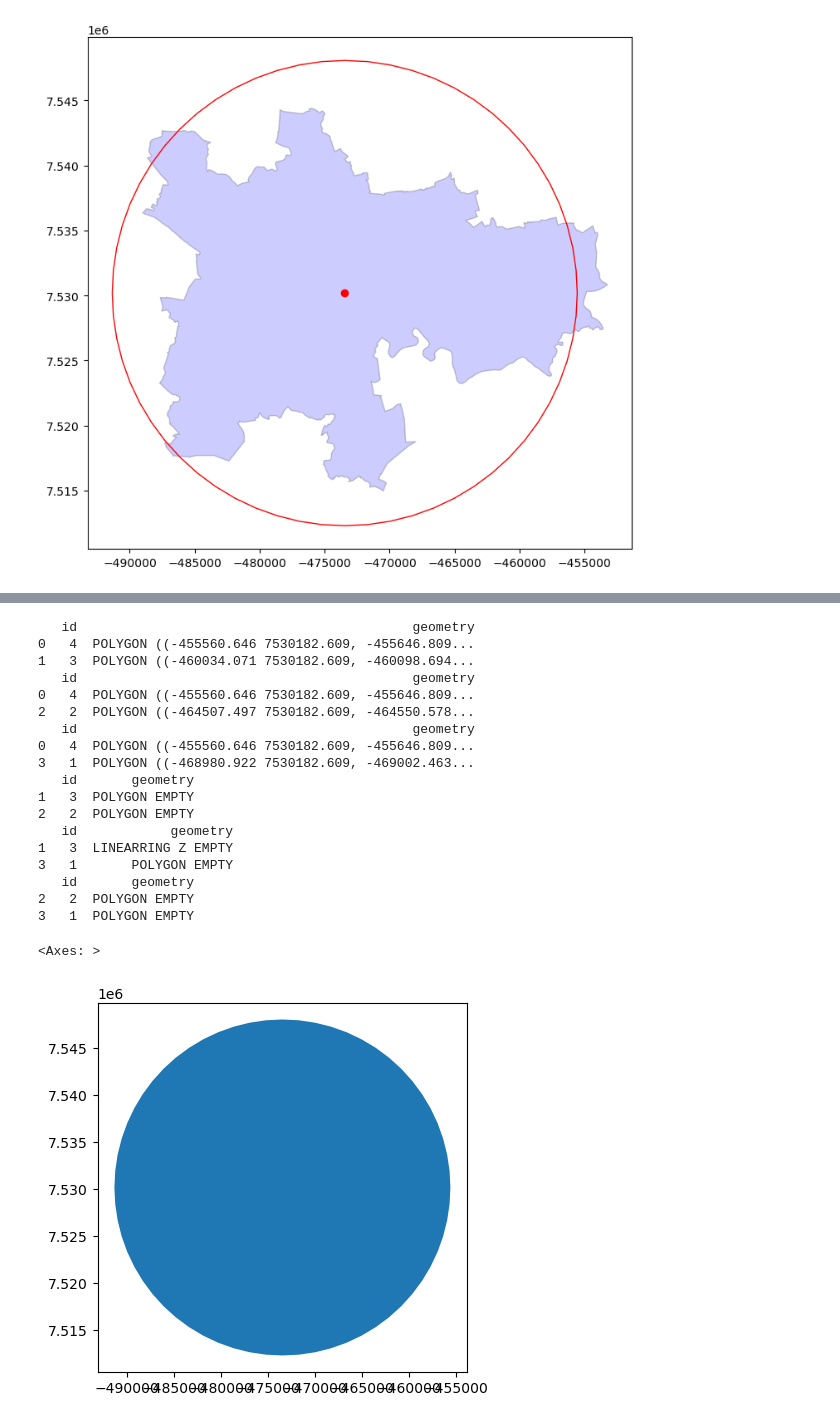
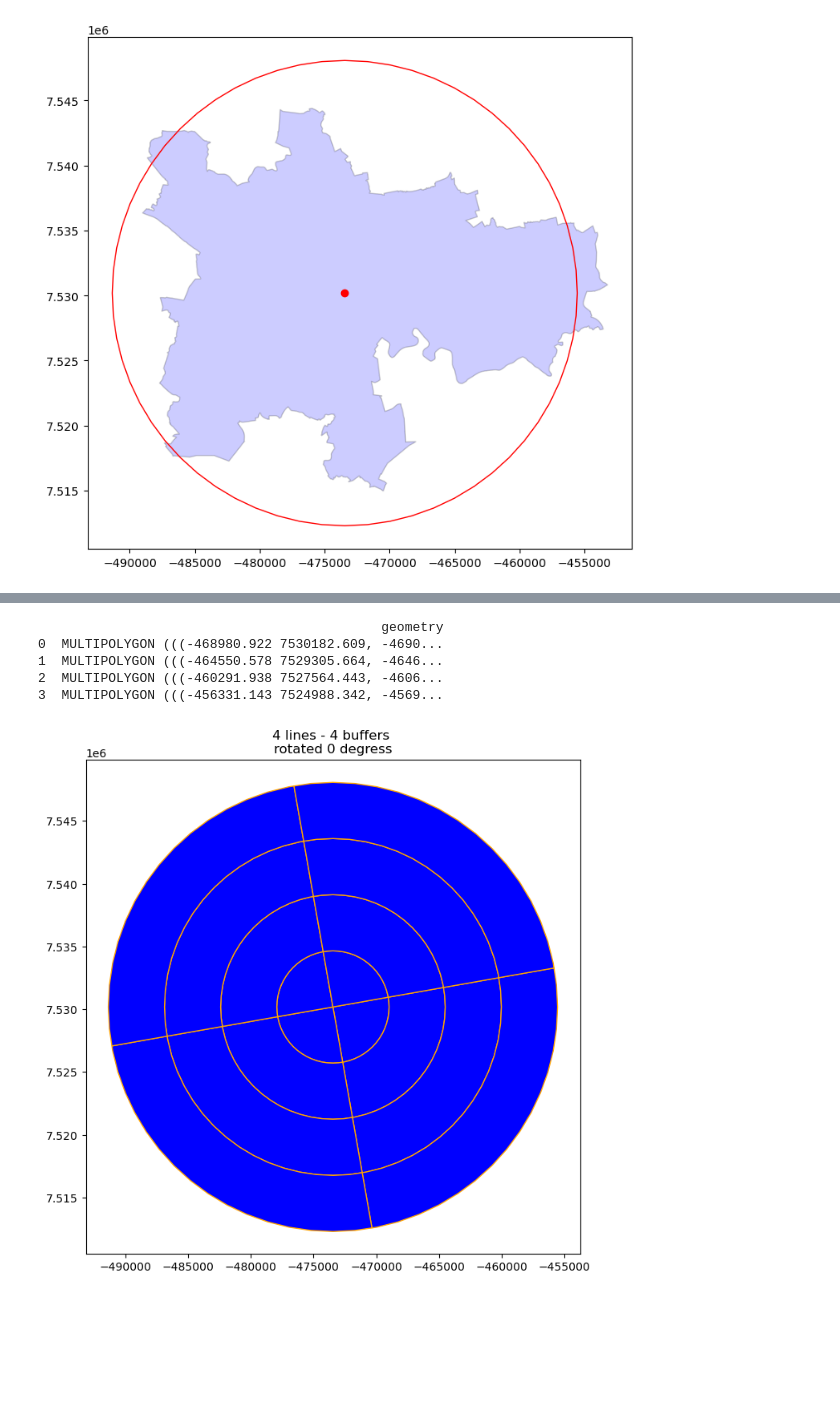
Before and after one commit to paddeaux/city_typo, a Jupyter notebook: city_typo.ipynb, the cells around one changed output, grey strips where cells are left out. Drawn from its saved outputs; the diff is of its cells as text; code cells hidden in the pictures; blank space fills up the shorter version.

Commit message:
Great progress - figured out how to properly split the buffers

```diff
--- a/city_typo.ipynb
+++ b/city_typo.ipynb
@@ -156,54 +141,80 @@ def clip_overlaps_by_weight(gdf, col, tol=0.0000001):
     ranked by an attribute.
     """
 
     gdf.sort_values(by=col, axis=0, ascending=False, inplace=True)
     gdf.reset_index(drop=True,inplace=True)
     dupd = gdf.geometry.duplicated()
     if dupd.any():  # keep highest weighted duplicate, remove the rest
         gdf = gdf.loc[~dupd]
 
     overlaps, retouch = find_overlaps(gdf)
 
     for overlap in overlaps:
-        print(gdf.loc[overlap])
         top, bot = gdf.loc[overlap].geometry
         try:
             bot = bot.difference(top)
         except:
             breakpoint()
         top = snap(top, bot, tol)
         gdf.loc[overlap, "geometry"] = gpd.GeoSeries([top, bot], index=overlap)
 
     for clipper, clip_list in retouch.items():
         for clipped in clip_list[:-1]:
             top, bot = gdf.loc[[clipper, clipped]].geometry
             gdf.loc[clipped, "geometry"] = snap(bot, top, tol)
 
     return gdf.reset_index(drop=True)
 
-gdf = gpd.GeoDataFrame({'id': [1,2,3,4], 'geometry' : buff_list}, geometry='geometry')
+def n_radial(n, poly, rot=0):
+    poly_r = (poly.bounds.maxx[0] - poly.bounds.minx[0])/2
+    poly_c = (poly.centroid.x[0], poly.centroid.y[0])
+    buffer = poly.centroid.buffer(poly_r/2)
+    a = affinity.rotate(Point([poly.centroid.x, poly.centroid.y+(poly_r*1.2)]), rot, origin=poly_c)
+    lines = [LineString([poly_c,[a.x, a.y]])]
+    vertices = [a]
+    for i in range(n):
+        vert_rotate = affinity.rotate(a, (360/n)*(i+1), origin=poly_c)
+        vertices.append(vert_rotate)
+        lines.append(LineString([poly_c, [vert_rotate.x, vert_rotate.y]]))
 
-test = clip_overlaps_by_weight(gdf, 'id')
+    return gpd.GeoDataFrame({'geometry' : lines}, geometry='geometry', crs=3857)
 
-test.iloc[[0]].plot()
+def radial_split(polygon, n=5, rot=0, buffers=4):
+    # calculate centre and radius of input polygon
+    polygon_r = (polygon.bounds.maxx[0] - polygon.bounds.minx[0])/2
+    polygon_c = (polygon.centroid.x[0], polygon.centroid.y[0])
+    c = Point([polygon.centroid.x, polygon.centroid.y+polygon_r])
+
+    # generate buffers and remove overlapping areas
+    buff_list = [polygon.centroid.buffer(polygon_r * (1 - i*(1/buffers)))[0] for i in range(buffers)]
+    cut_buffers = clip_overlaps_by_weight(gpd.GeoDataFrame({'id': [x for x in range(len(buff_list))], 'geometry' : buff_list}, geometry='geometry'), 'id')
+
+    # generate n radial lines and merge them into one single LineString
+    lines = n_radial(n, polygon, 10)
+    points = [[point for point in line.coords] for line in lines.geometry[:]]
+    merge_line = LineString([val for sublist in points for val in sublist])
+
+    # divide the buffers using the radial linestring and return
+    ring_split = [MultiPolygon(split(cut_buffers.geometry[i], merge_line)) for i in range(4)]
+    return gpd.GeoDataFrame(geometry=gpd.GeoSeries([poly for poly in ring_split]))
+
+fig, ax = plt.subplots(1,1,figsize=(10,8))
+glasgow_radial = radial_split(glasgow)
+
+print(glasgow_radial)
+
+n = 4
+rot = 0
+buffers = 4
+
+radial_split(glasgow, n, rot, buffers).plot(ax=ax, edgecolor='orange', facecolor='blue')
+ax.set_title(f"{n} lines - {buffers} buffers \nrotated {rot} degress")
+
+plt.show()
 # %% [output]
-   id                                           geometry
-0   4  POLYGON ((-455560.646 7530182.609, -455646.809...
-1   3  POLYGON ((-460034.071 7530182.609, -460098.694...
-   id                                           geometry
-0   4  POLYGON ((-455560.646 7530182.609, -455646.809...
-2   2  POLYGON ((-464507.497 7530182.609, -464550.578...
-   id                                           geometry
-0   4  POLYGON ((-455560.646 7530182.609, -455646.809...
-3   1  POLYGON ((-468980.922 7530182.609, -469002.463...
-   id       geometry
-1   3  POLYGON EMPTY
-2   2  POLYGON EMPTY
-   id            geometry
-1   3  LINEARRING Z EMPTY
-3   1       POLYGON EMPTY
-   id       geometry
-2   2  POLYGON EMPTY
-3   1  POLYGON EMPTY
+                                            geometry
+0  MULTIPOLYGON (((-468980.922 7530182.609, -4690...
+1  MULTIPOLYGON (((-464550.578 7529305.664, -4646...
+2  MULTIPOLYGON (((-460291.938 7527564.443, -4606...
+3  MULTIPOLYGON (((-456331.143 7524988.342, -4569...
-<Axes: >
-[figure, old version]
+[figure, new version]
```
Also changed, not shown: parts of 5 cells of this notebook.
